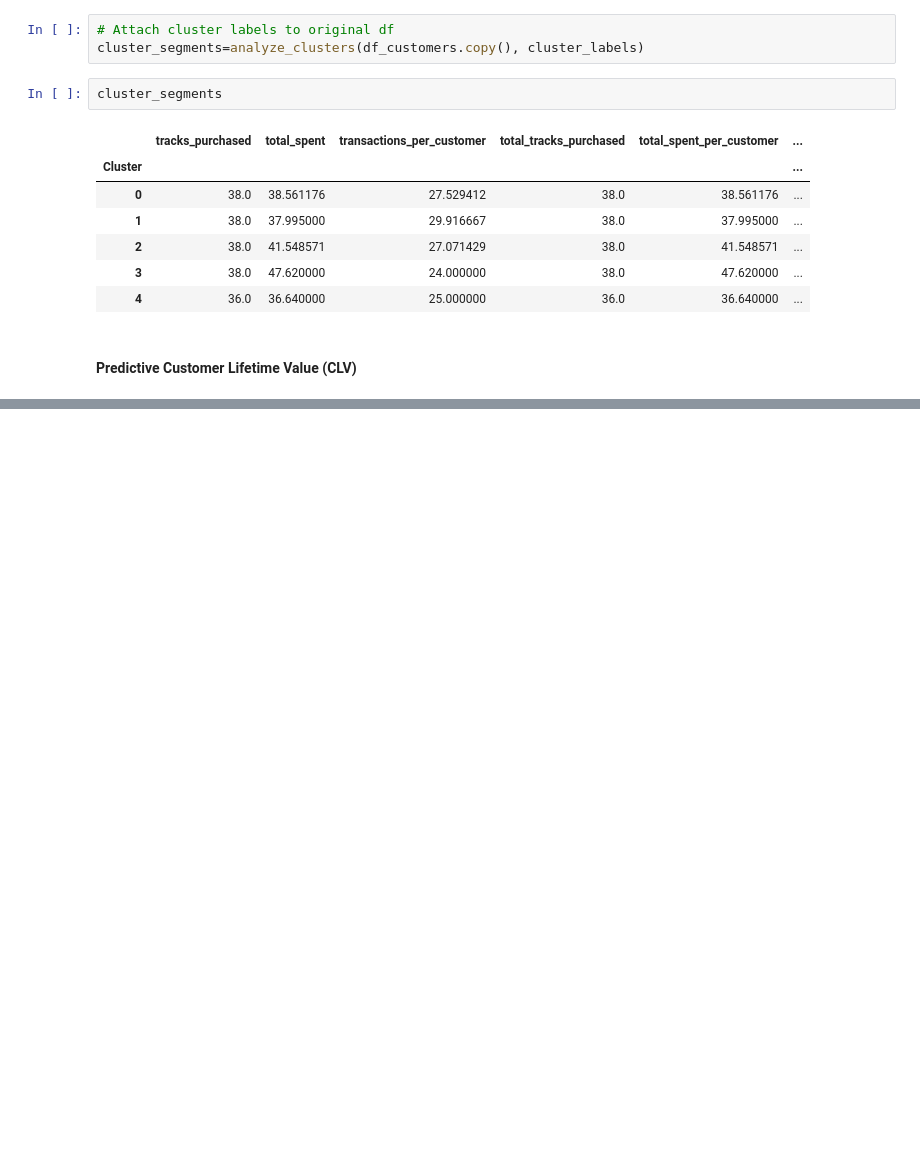
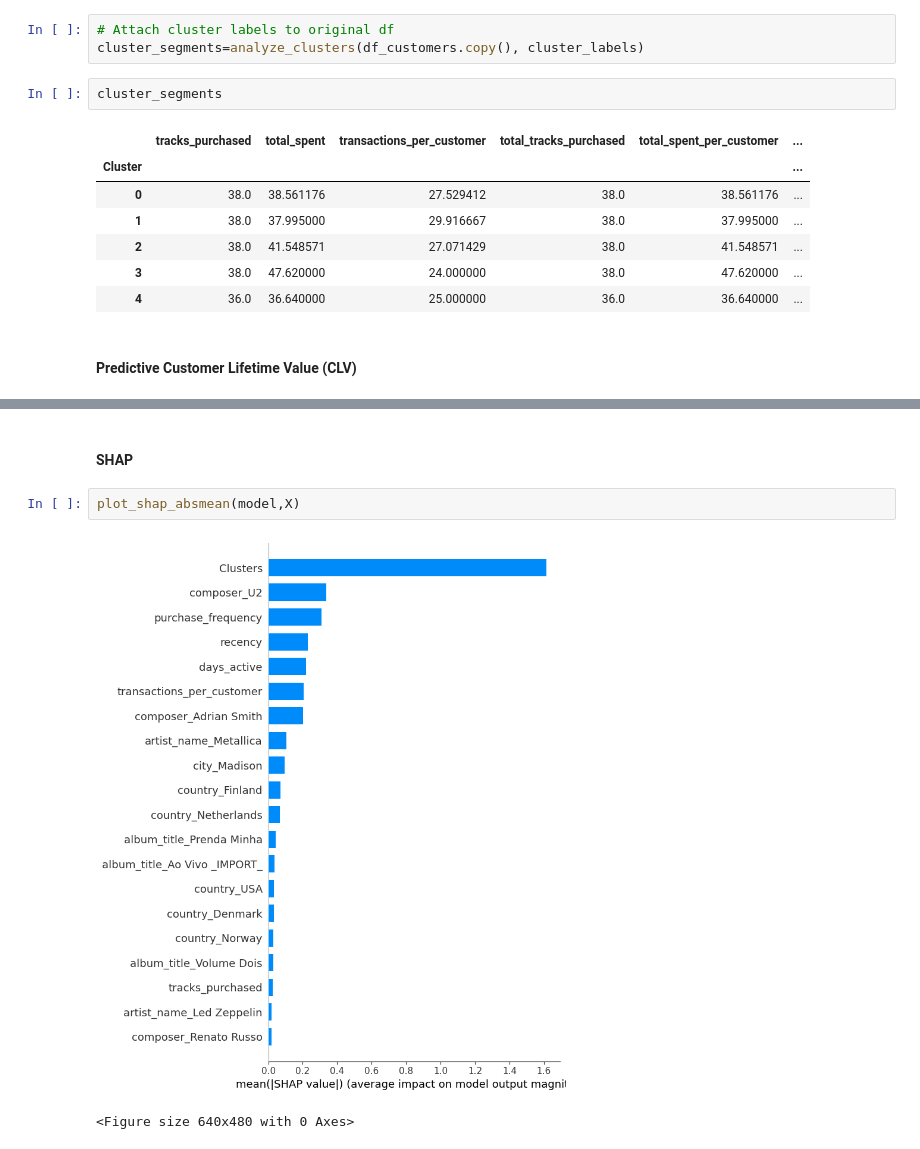
Before and after one commit to RiccardoGTolli/Chinhook_sql_challenge, a Jupyter notebook: chinook/notebooks/task_c_2.ipynb, the cells around one changed output, grey strips where cells are left out. Drawn from its saved outputs; the diff is of its cells as text; blank space fills up the shorter version.

```diff
--- a/chinook/notebooks/task_c_2.ipynb
+++ b/chinook/notebooks/task_c_2.ipynb
@@ -101,0 +89,7 @@ df_clv
+# %% [markdown]
+#### SHAP
+# %%
+plot_shap_absmean(model,X)
+# %% [output]
+[figure, added]
+<Figure size 640x480 with 0 Axes>
```
Also changed, not shown: parts of 8 cells of this notebook, 6 other files.
